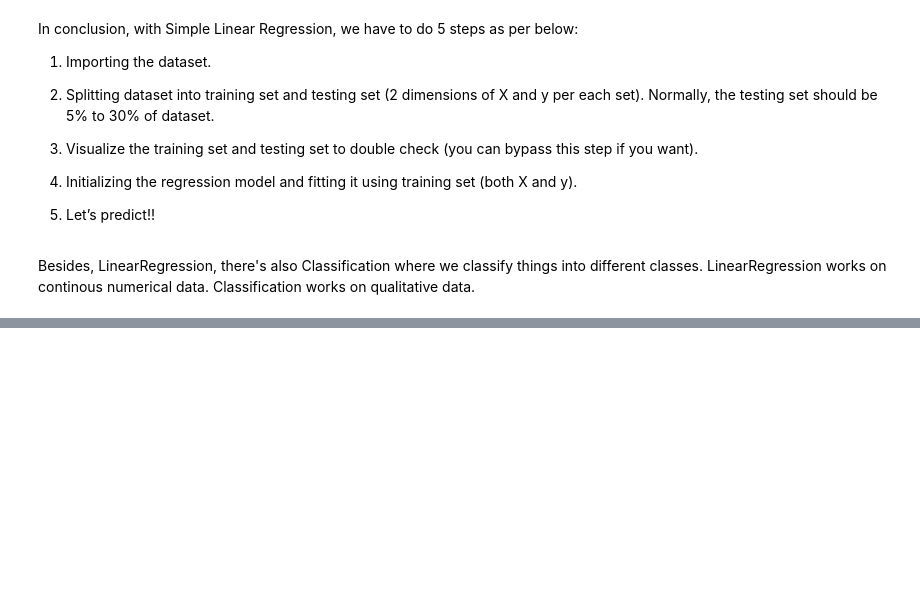
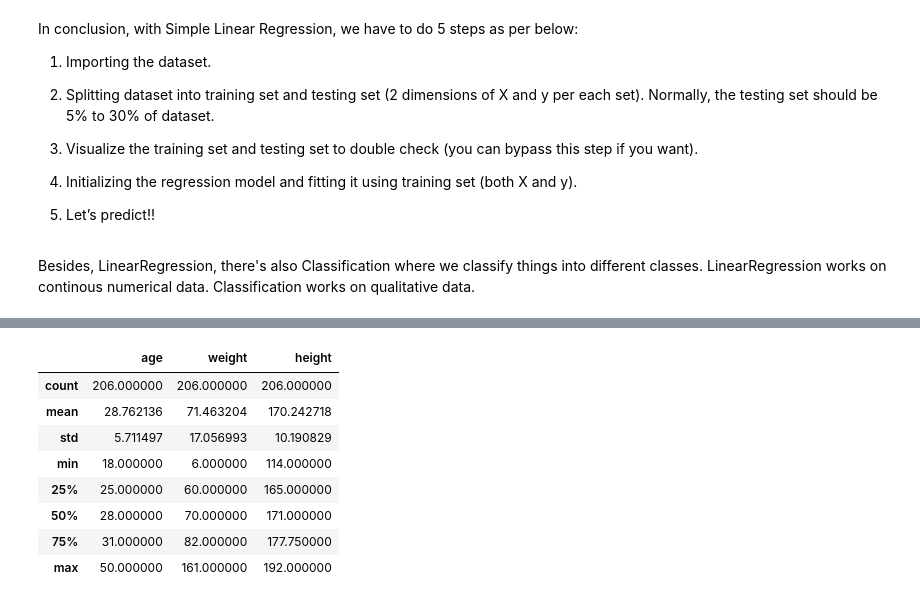
Before and after one commit to Hamza-Codes/https---github.com-Hamza-Codes-MyJupyterNotebooks, a Jupyter notebook: machine_learning_crashcourse.ipynb, the cells around one changed output, grey strips where cells are left out. Saved outputs shown, nothing was run; the diff lists cells and outputs as text; code cells hidden in the pictures; blank space fills up the shorter version.

```diff
--- a/machine_learning_crashcourse.ipynb
+++ b/machine_learning_crashcourse.ipynb
@@ -388,0 +425,12 @@ Besides, LinearRegression, there's also Classification where we classify things
+# %%
+dataset.describe()
+# %% [output]
+|  | age | weight | height |
+| count | 206.000000 | 206.000000 | 206.000000 |
+| mean | 28.762136 | 71.463204 | 170.242718 |
+| std | 5.711497 | 17.056993 | 10.190829 |
+| min | 18.000000 | 6.000000 | 114.000000 |
+| 25% | 25.000000 | 60.000000 | 165.000000 |
+| 50% | 28.000000 | 70.000000 | 171.000000 |
+| 75% | 31.000000 | 82.000000 | 177.750000 |
+| max | 50.000000 | 161.000000 | 192.000000 |
```
Also changed, not shown: parts of 5 cells of this notebook, 1 other file.
